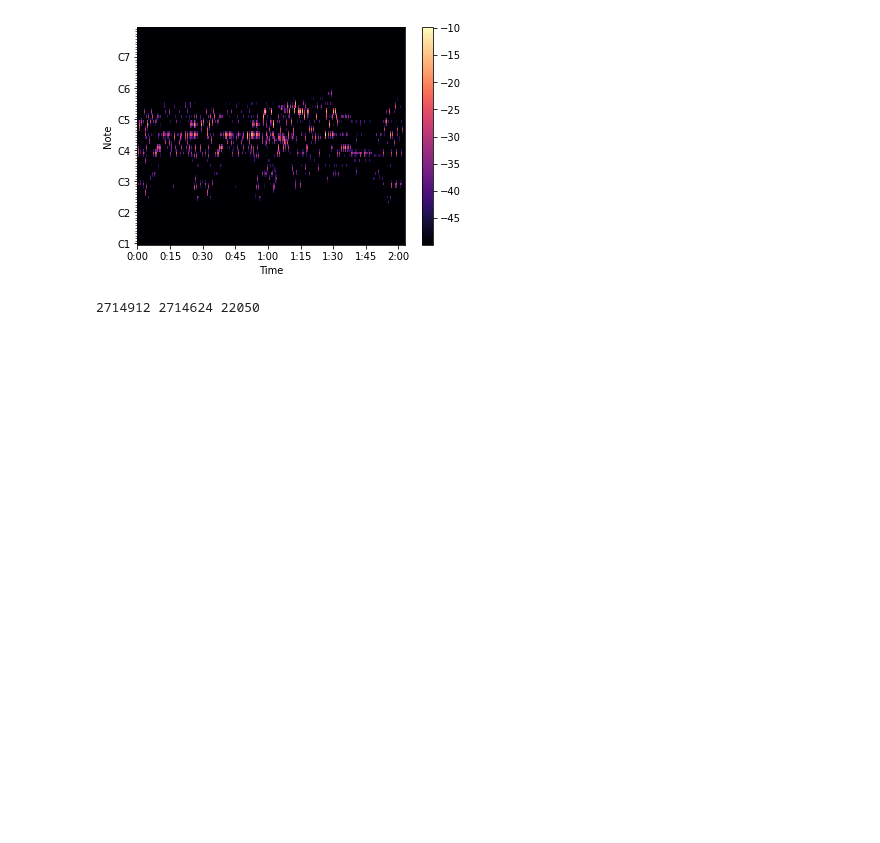
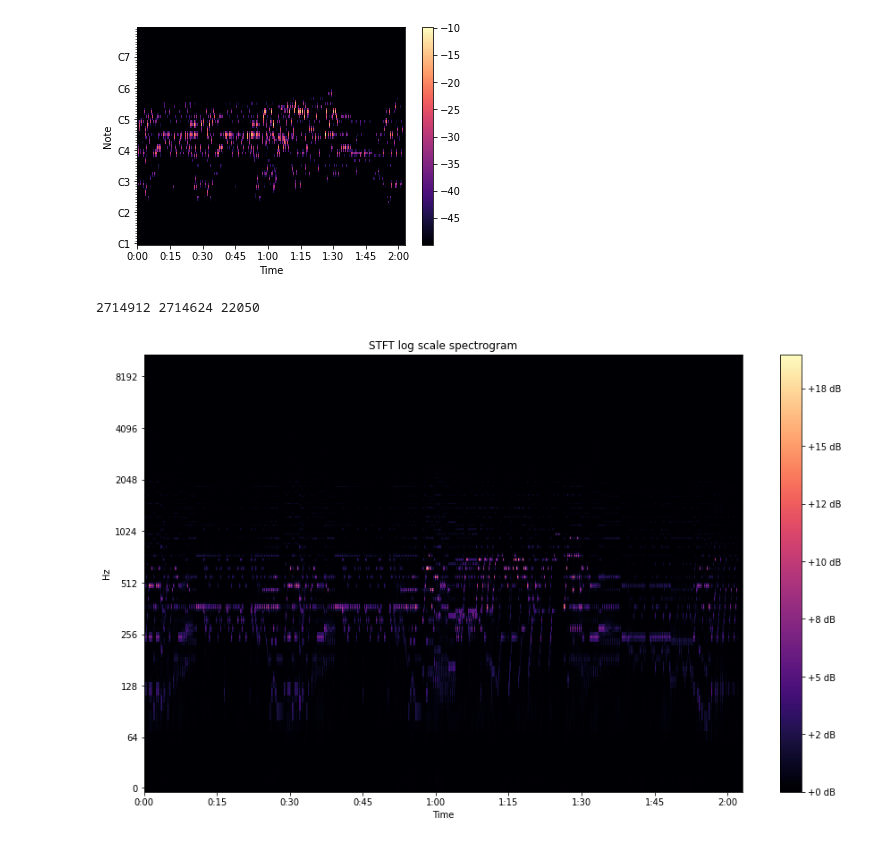
Before and after one commit to chrishussein/deepOstinato, a Jupyter notebook: notebooks/chris_STFT_CQT_Experiment.ipynb, the cells around one changed output. Saved outputs shown, nothing was run; the diff lists cells and outputs as text; code cells hidden in the pictures; blank space fills up the shorter version.

Commit message:
added image practice and updated STFT notebook practice

```diff
--- a/notebooks/chris_STFT_CQT_Experiment.ipynb
+++ b/notebooks/chris_STFT_CQT_Experiment.ipynb
@@ -70,3 +70,14 @@ print(len(audio), len(new_audio), sample_rate)
 2714912 2714624 22050
 # %%
 sf.write('processed-output3.wav', new_audio, sample_rate)
+# %%
+S = lr.stft(audio)
+fig, ax = plt.subplots(figsize=(15,9))
+img = lr.display.specshow(S, x_axis='time',
+                         y_axis='log', sr=sample_rate,
+                         fmax=8000, ax=ax)
+fig.colorbar(img, ax=ax, format='%+2.0f dB')
+ax.set(title='STFT log scale spectrogram')
+plt.savefig('stft-librosa-log.png')
+# %% [output]
+[figure, added]
```
Also changed, not shown: parts of 15 cells of this notebook, 1 other file.
